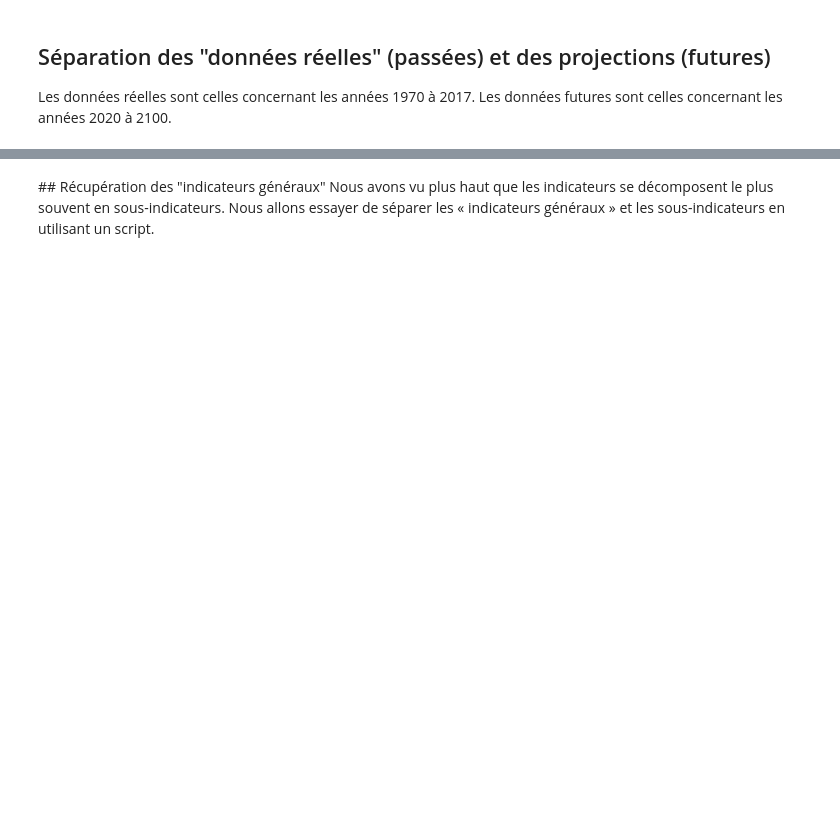
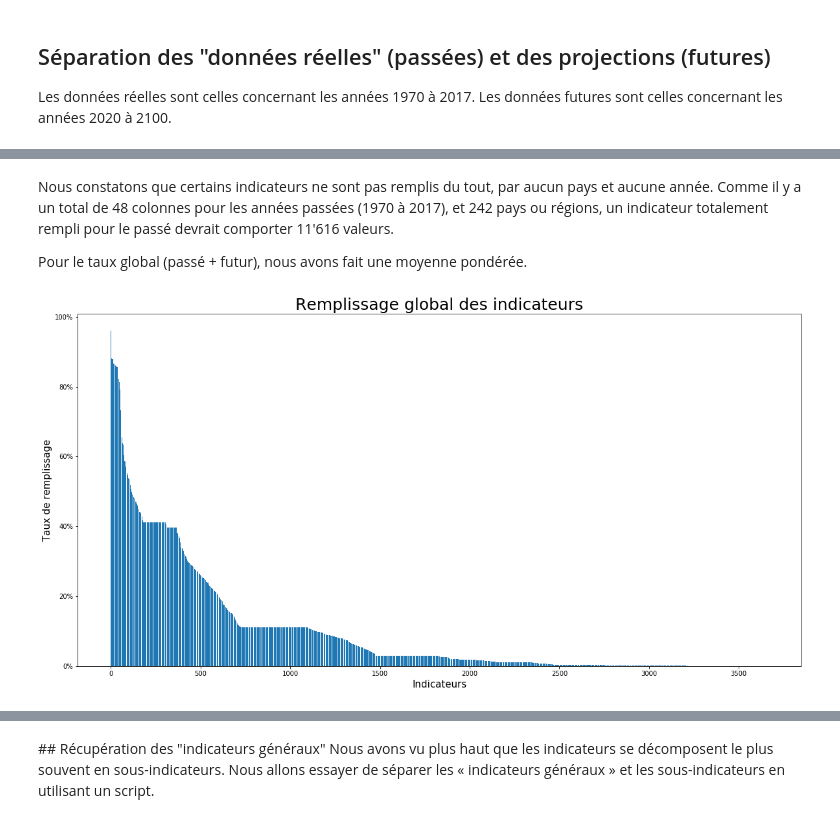
Before and after one commit to bayethiernodiop/Parcours-Data-Scientist, a Jupyter notebook: projet2/projet2.ipynb, the cells around one changed output, grey strips where cells are left out. Drawn from its saved outputs; the diff is of its cells as text; code cells hidden in the pictures; blank space fills up the shorter version.

```diff
--- a/projet2/projet2.ipynb
+++ b/projet2/projet2.ipynb
@@ -545,0 +244,20 @@ data_futur = pd.concat([data_raw.loc[:,"Country Name":"Indicator Code"],data_raw
+# %% [markdown]
+Nous constatons que certains indicateurs ne sont pas remplis du tout, par aucun pays et aucune année. Comme il y a un total de 48 colonnes pour les années passées (1970 à 2017), et 242 pays ou régions, un indicateur totalement rempli pour le passé devrait comporter 11'616 valeurs.
+
+Pour le taux global (passé + futur), nous avons fait une moyenne pondérée.
+# %%
+# Nous allons construire un diagramme en bâtons présentant le nombre de valeurs par indicateur
+import matplotlib.pyplot as plt
+import matplotlib.ticker as ticker
+
+indicateurs = range(len(data_gb_indicators))
+completed_rate = data_gb_indicators.sort_values("Count data (past)",ascending=False)["Count data (past)"]
+
+fig, ax = plt.subplots(figsize=(20, 10))
+plt.title("Remplissage global des indicateurs", fontsize=25)
+plt.xlabel("Indicateurs", fontsize=15)
+plt.ylabel("Taux de remplissage", fontsize=15)
+ax.yaxis.set_major_formatter(ticker.PercentFormatter(xmax=1))
+plot = ax.bar(indicateurs, completed_rate)
+# %% [output]
+[figure, added]
```
Also changed, not shown: parts of 113 cells of this notebook.
